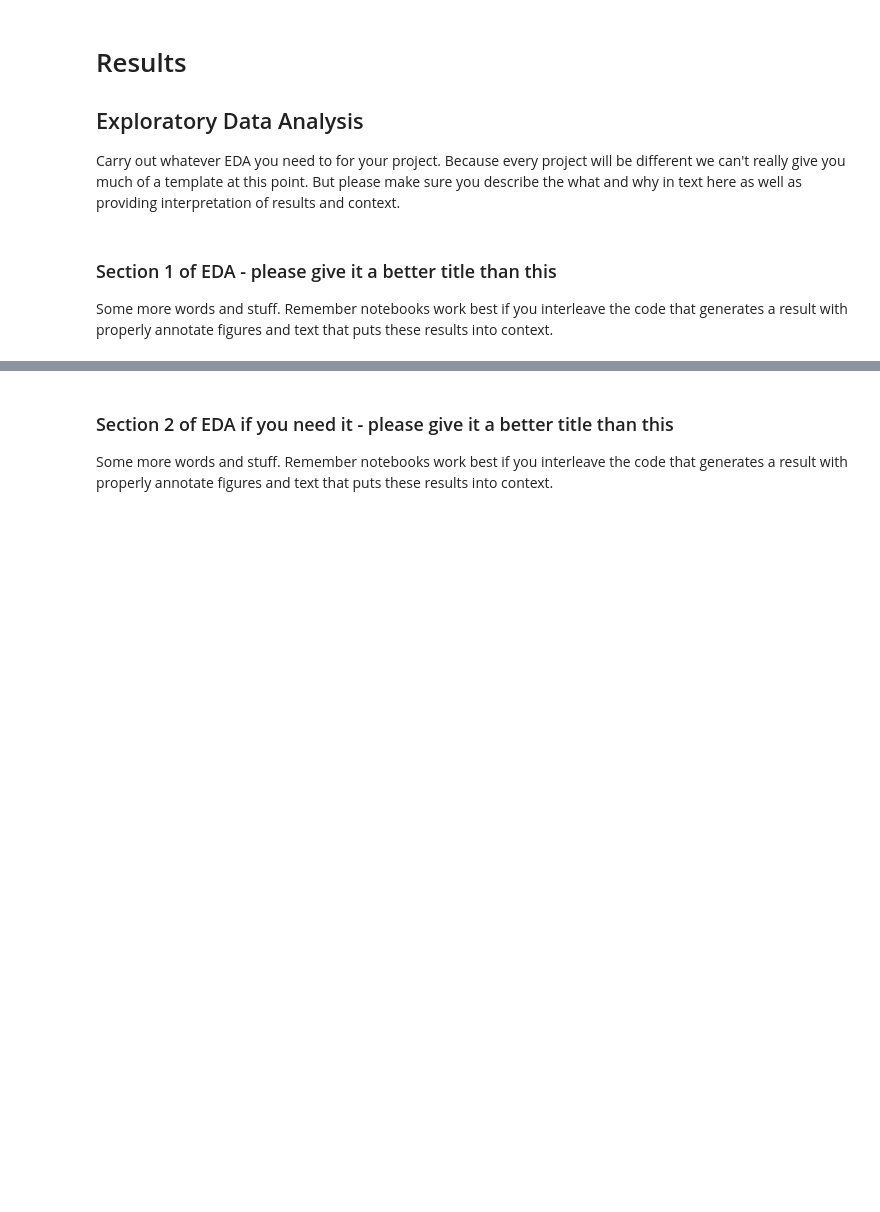
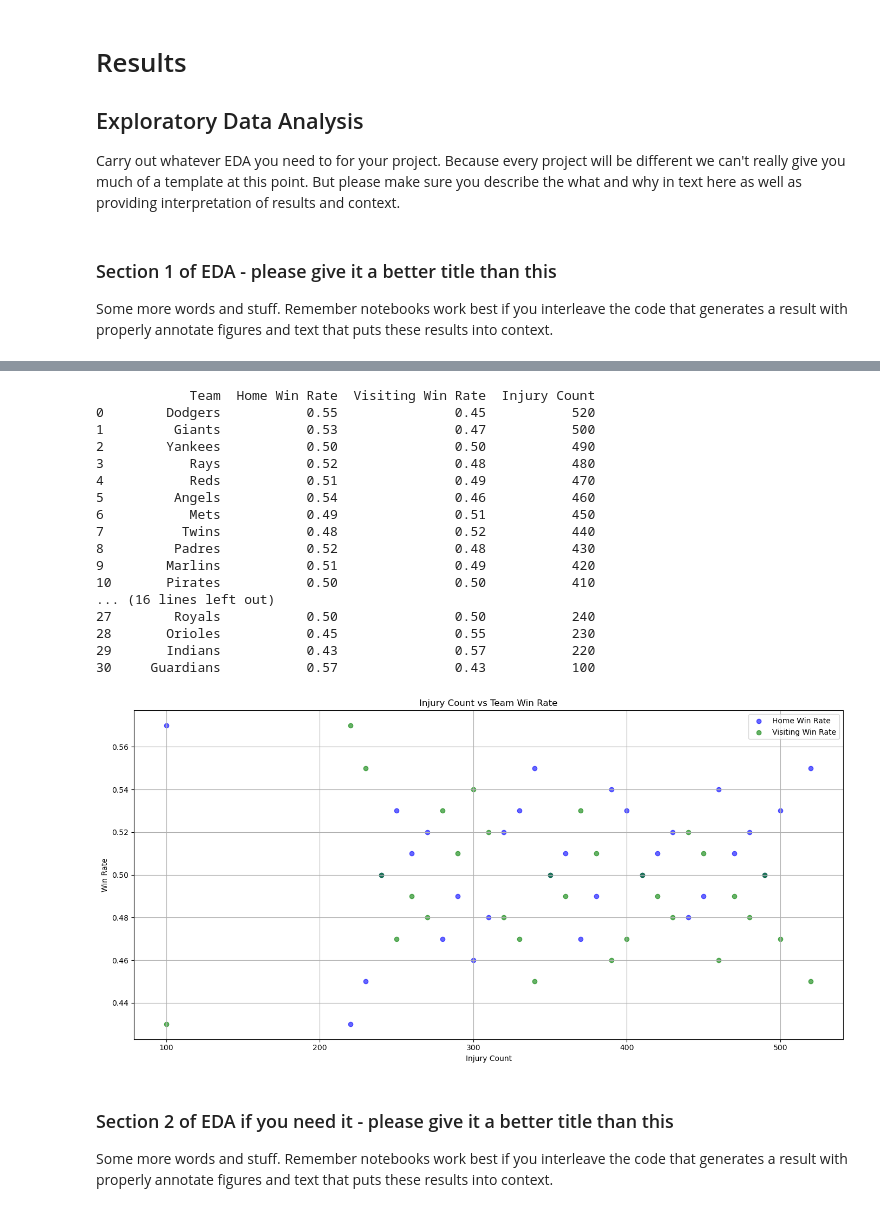
Before and after one commit to Al-Zhen/COGS108-Project, a Jupyter notebook: EDACheckpoint_Group071-FA24.ipynb, the cells around one changed output, grey strips where cells are left out. Saved outputs shown, nothing was run; the diff lists cells and outputs as text; code cells hidden in the pictures; blank space fills up the shorter version.

Commit message:
Update EDACheckpoint_Group071-FA24.ipynb
freq and the change of winning rate for each years

```diff
--- a/EDACheckpoint_Group071-FA24.ipynb
+++ b/EDACheckpoint_Group071-FA24.ipynb
@@ -631,3 +712,53 @@ Some more words and stuff.  Remember notebooks work best if you interleave the c
+# %%
+team_injury_df = pd.DataFrame(list(team_injury_counts.items()), columns=['Team', 'Injury Count'])
+
+# Use the previously calculated win rate data
+# This data is from the merged win rate results calculated earlier, so there's no need for manual input
+# yearly_stats_df already contains the home and visiting win rates for each team
+
+# Merge the injury data and win rate data
+combined_stats = pd.merge(yearly_stats_df, team_injury_df, on='Team', how='inner')
+
+# Print the merged dataframe to verify if the data has merged correctly
+print(combined_stats)
+
+# Plot scatter plot: Injury frequency vs Win rate
+plt.figure(figsize=(14, 7))
+
+# Plot Home Win Rate vs Injury Count
+plt.scatter(combined_stats['Injury Count'], combined_stats['Home Win Rate'], color='blue', label='Home Win Rate', alpha=0.6)
+# Plot Visiting Win Rate vs Injury Count
+plt.scatter(combined_stats['Injury Count'], combined_stats['Visiting Win Rate'], color='green', label='Visiting Win Rate', alpha=0.6)
+
+# Set chart information
+plt.xlabel('Injury Count')
+plt.ylabel('Win Rate')
+plt.title('Injury Count vs Team Win Rate')
+plt.legend()
+plt.grid(True)
+plt.tight_layout()
+
+# Show chart
+plt.show()
+# %% [output]
+            Team  Home Win Rate  Visiting Win Rate  Injury Count
+0        Dodgers           0.55               0.45           520
+1         Giants           0.53               0.47           500
+2        Yankees           0.50               0.50           490
+3           Rays           0.52               0.48           480
+4           Reds           0.51               0.49           470
+5         Angels           0.54               0.46           460
+6           Mets           0.49               0.51           450
+7          Twins           0.48               0.52           440
+8         Padres           0.52               0.48           430
+9        Marlins           0.51               0.49           420
+10       Pirates           0.50               0.50           410
+... (16 lines left out)
+27        Royals           0.50               0.50           240
+28       Orioles           0.45               0.55           230
+29       Indians           0.43               0.57           220
+30     Guardians           0.57               0.43           100
+[figure, added]
 # %%
 ## YOUR CODE HERE
 ## FEEL FREE TO ADD MULTIPLE CELLS PER SECTION
```
Also changed, not shown: parts of 3 cells of this notebook.
